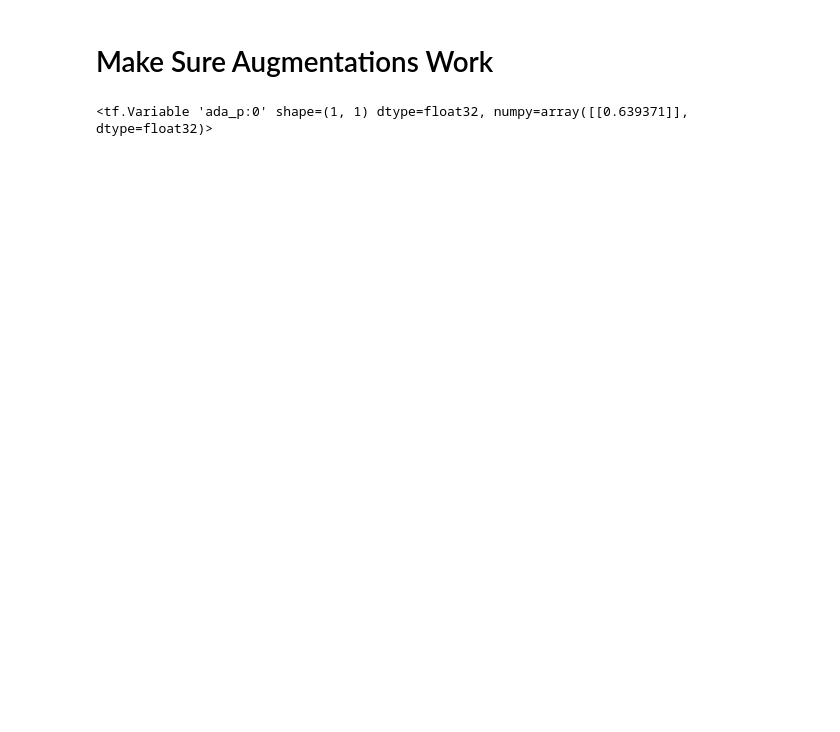
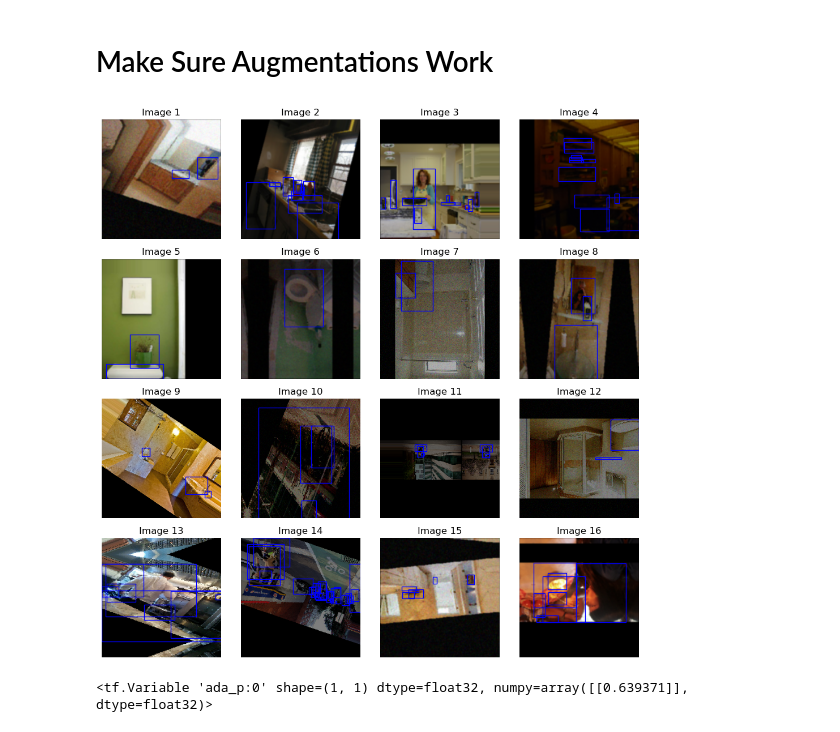
Before and after one commit to gmangonz/Object-Detection, a Jupyter notebook: test.ipynb, the cells around one changed output. Saved outputs shown, nothing was run; the diff lists cells and outputs as text; code cells hidden in the pictures; blank space fills up the shorter version.

```diff
--- a/test.ipynb
+++ b/test.ipynb
@@ -141,7 +141,9 @@ dkl = tf.repeat(tf.Variable([[0.5]]), kvsdk[0].shape[0])
 aug_bbox_input, obj_class_saved = tf.split(kvsdk[1], [4, 1], axis=-1)
 test_aug = augment_func((kvsdk[0], aug_bbox_input, dkl))
 # %%
-# visualize_outputs(test_aug[0], test_aug[1], scale=tf.constant([256, 256, 256, 256], dtype=tf.float32), figsize=(10, 10), linewidth=1, color=[0, 0, 1])
+visualize_outputs(test_aug[0], test_aug[1], scale=tf.constant([256, 256, 256, 256], dtype=tf.float32), figsize=(10, 10), linewidth=1, color=[0, 0, 1])
+# %% [output]
+[figure, added]
 # %%
 augmenter = Ada(aug_functions=augmentations, img_size=args.img_size, initial_probability=0.0, switch=True)
 # %%
```
Also changed, not shown: parts of 9 cells of this notebook, 1 other file.
